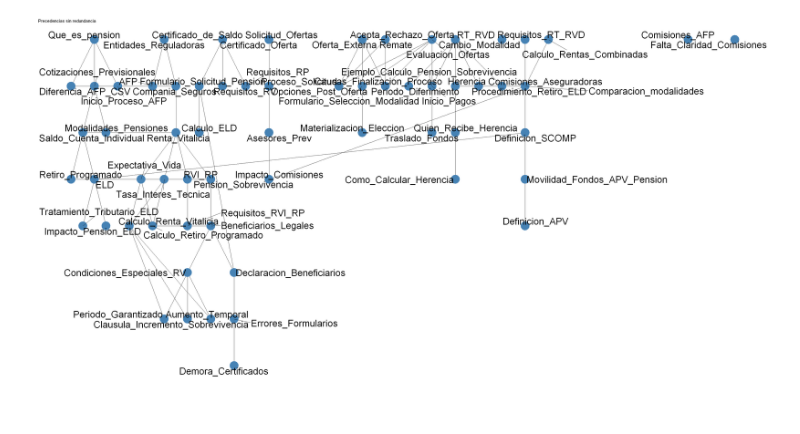
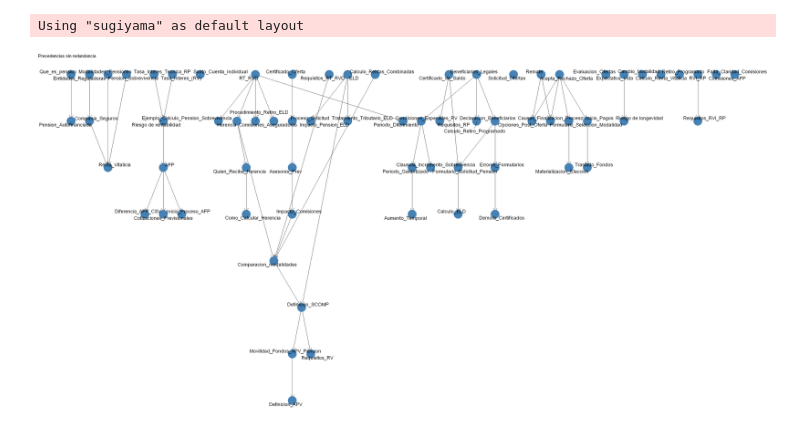
Before and after one commit to cutrerasc/Tesis-Doctorado, a Jupyter notebook: Modelo/Códigos/Manejo/Matriz_presedencia.ipynb, the cells around one changed output. Cells and saved outputs as stored; diff of their text form; code cells hidden in the pictures.

```diff
--- a/Modelo/Códigos/Manejo/Matriz_presedencia.ipynb
+++ b/Modelo/Códigos/Manejo/Matriz_presedencia.ipynb
@@ -22,3 +49,7 @@ matriz <- read_excel(
+# %%
+matriz<-matriz%>% select(-1)%>%slice(-1)%>%
+set_names(as.character(unlist(slice(., 1))))%>%
+slice(-1)
 # %%
 # Toma el data frame `matriz` (cargado desde un archivo Excel previamente)
 # y lo transforma en una matriz de adyacencia numérica.
@@ -108,0 +109,25 @@ A data.frame: 0 × 1
+# %%
+matriz_adj["Definicion_SCOMP","Condiciones_Especiales_RV" ] <- 0
+matriz_adj["Definicion_SCOMP", "Periodo_Garantizado"] <- 0
+matriz_adj["Definicion_SCOMP", "Clausula_Incremento_Sobrevivencia"] <- 0
+matriz_adj["Definicion_SCOMP", "Aumento_Temporal"] <- 0
+matriz_adj["Renta_Vitalicia", "Pension_Sobrevivencia"] <- 0
+# %%
+# Crea un grafo dirigido (objeto de clase `igraph`) a partir de la matriz de adyacencia `matriz_adj`.
+
+g <- graph_from_adjacency_matrix(matriz_adj, mode = "directed")
+# %%
+# Convertimos a data.frame las aristas
+aristas <- as_data_frame(g, what = "edges")
+
+# Generamos un identificador de cada par como "A--B" ordenado alfabéticamente
+aristas$pair_id <- apply(aristas[, c("from", "to")], 1, function(x) paste(sort(x), collapse = "--"))
+
+# Contamos cuántas veces aparece cada par (si es 2, hay doble dirección)
+dobles <- aristas %>%
+  group_by(pair_id) %>%
+  filter(n() == 2) %>%
+  ungroup()
+
+# Resultado: lista de aristas que forman relaciones bidireccionales
+dobles
@@ -189,17 +209,18 @@ g_sin_redundancia <- graph_from_adjacency_matrix(
 # %%
 options(repr.plot.width = 30, repr.plot.height = 15)
 # Convertir tu grafo igraph a tidygraph
 grafo_tidy <- as_tbl_graph(g_sin_redundancia)
 
 # Visualizar
-ggraph(grafo_tidy, layout = "tree") +
-  geom_edge_link(arrow = arrow(length = unit(1, 'mm')), end_cap = circle(2.5, 'mm')) +
+ggraph(grafo_tidy) +
+  geom_edge_link(arrow = arrow(length = unit(4, 'mm')), end_cap = circle(3, 'mm')) +
   geom_node_point(size = 12, color = "steelblue") +
-  geom_node_text(aes(label = name), repel = TRUE, size = 10, max.overlaps = Inf) +
+  geom_node_text(aes(label = name), repel = TRUE, size = 5, max.overlaps = Inf) +
   theme_void() +
   ggtitle("Precedencias sin redundancia")
 # %% [output]
+Using "sugiyama" as default layout
-[figure, old version]
+[figure, new version]
 # %%
 # Convertimos a data.frame y agregamos la columna con los nombres de fila
 df_matriz <- as.data.frame(matriz_sin_redundancia)
```
Also changed, not shown: parts of 12 cells of this notebook, 14 other files.
